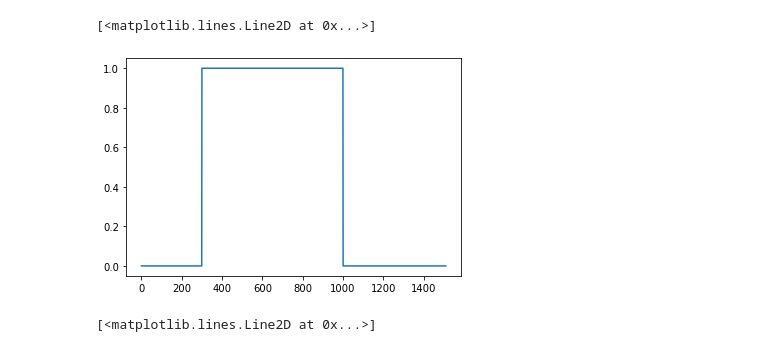
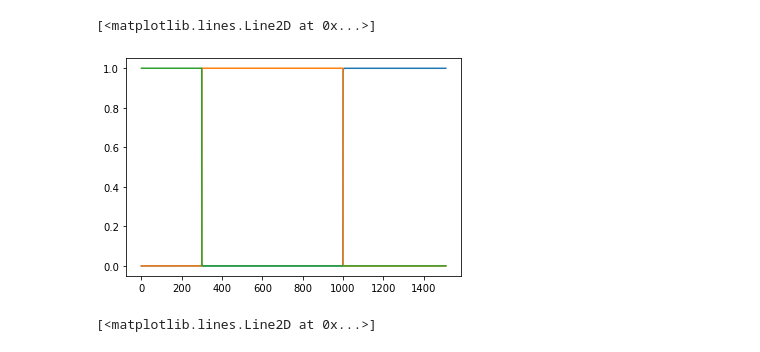
Before and after one commit to Gabriel-Ducrocq/segmentationCryoEM, a Jupyter notebook: Untitled.ipynb, the cells around one changed output. Drawn from its saved outputs; the diff is of its cells as text; code cells hidden in the pictures.

```diff
--- a/Untitled.ipynb
+++ b/Untitled.ipynb
@@ -34,10 +35,10 @@ plt.plot(dd)
 # %%
-#plt.plot(d7[:, 0])
-#plt.plot(d7[:, 1])
-plt.plot(d7[:, 2])
+plt.plot(d0[:, 0])
+plt.plot(d80[:, 1])
+plt.plot(d80[:, 2])
 # %% [output]
 [<matplotlib.lines.Line2D at 0x...>]
-[figure, old version]
+[figure, new version]
 # %%
 plt.plot(dd[1050:1055])
 # %% [output]
```
Also changed, not shown: parts of 13 cells of this notebook, 3 other files.
